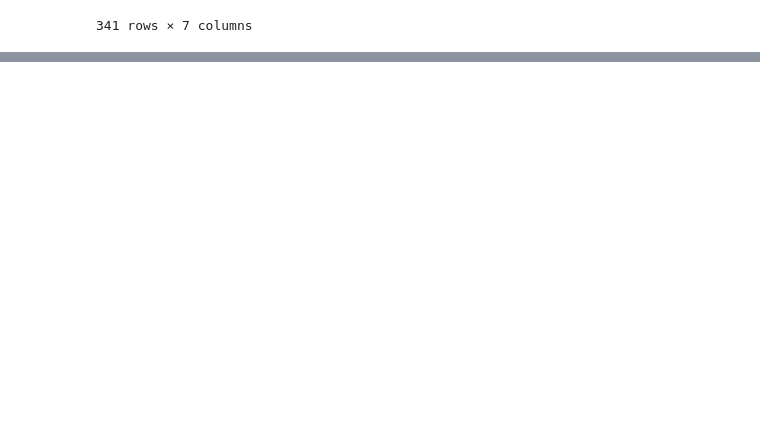
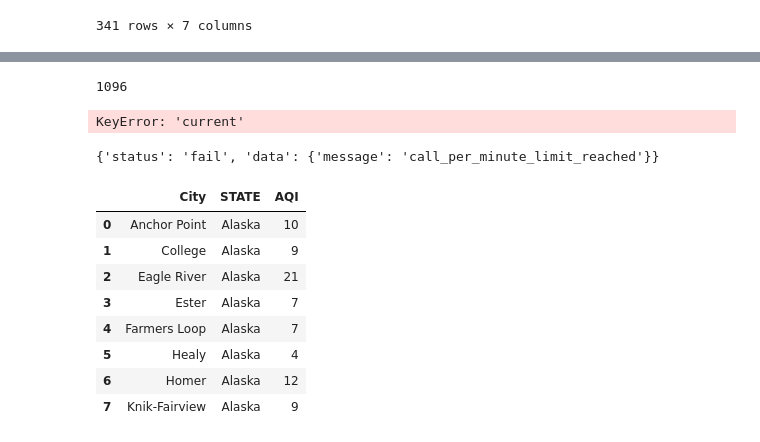
Before and after one commit to ttoffey/Project_One, a Jupyter notebook: Melissa.ipynb, the cells around one changed output, grey strips where cells are left out. Saved outputs shown, nothing was run; the diff lists cells and outputs as text; code cells hidden in the pictures; blank space fills up the shorter version.

```diff
--- a/Melissa.ipynb
+++ b/Melissa.ipynb
@@ -107,0 +102,12 @@ airports_df
+# %%
+state_unique=airports_df['STATE'].unique()
+state_dict={}
+for STATE_NAME in state_unique:
+    try:
+        state_url=f"http://api.airvisual.com/v2/cities?state={STATE_NAME}&country=USA&key={aqi_key}"
+        state_response=requests.get(state_url).json()
+
+        cities=[response_dict['city'] for response_dict in state_response['data']]
+        state_dict[STATE_NAME]=cities
+    except TypeError:
+         state_dict[STATE_NAME]=" "
@@ -157,0 +163,44 @@ aqi_list
+# %%
+non_airport_cities=[]
+for key,value in state_dict.items():
+    for city in value:
+        if city not in airport_cities:
+            non_airport_cities.append((city,key))
+
+#1189 cities with stations, 1096 cities after deleting cities with airports
+# %%
+non_airport_cities
+len(non_airport_cities)
+# %% [output]
+1096
+# %%
+non_airport_aqi=[]
+non_airport_city=[]
+non_airport_state=[]
+
+for city, state in non_airport_cities:
+
+    url=f'http://api.airvisual.com/v2/city?city={city}&state={state}&country=USA&key={aqi_key}'
+    response=requests.get(url).json()
+    non_airport_aqi.append(response['data']['current']['pollution']['aqius'])
+    non_airport_city.append(city)
+    non_airport_state.append(state)
+# %% [output]
+KeyError: 'current'
+# %%
+response
+# %% [output]
+{'status': 'fail', 'data': {'message': 'call_per_minute_limit_reached'}}
+# %%
+non_airport_df=pd.DataFrame({'City': non_airport_city, 'STATE':non_airport_state, 'AQI': non_airport_aqi})
+non_airport_df
+# %% [output]
+|  | City | STATE | AQI |
+| 0 | Anchor Point | Alaska | 10 |
+| 1 | College | Alaska | 9 |
+| 2 | Eagle River | Alaska | 21 |
+| 3 | Ester | Alaska | 7 |
+| 4 | Farmers Loop | Alaska | 7 |
+| 5 | Healy | Alaska | 4 |
+| 6 | Homer | Alaska | 12 |
+| 7 | Knik-Fairview | Alaska | 9 |
```
Also changed, not shown: parts of 10 cells of this notebook.
